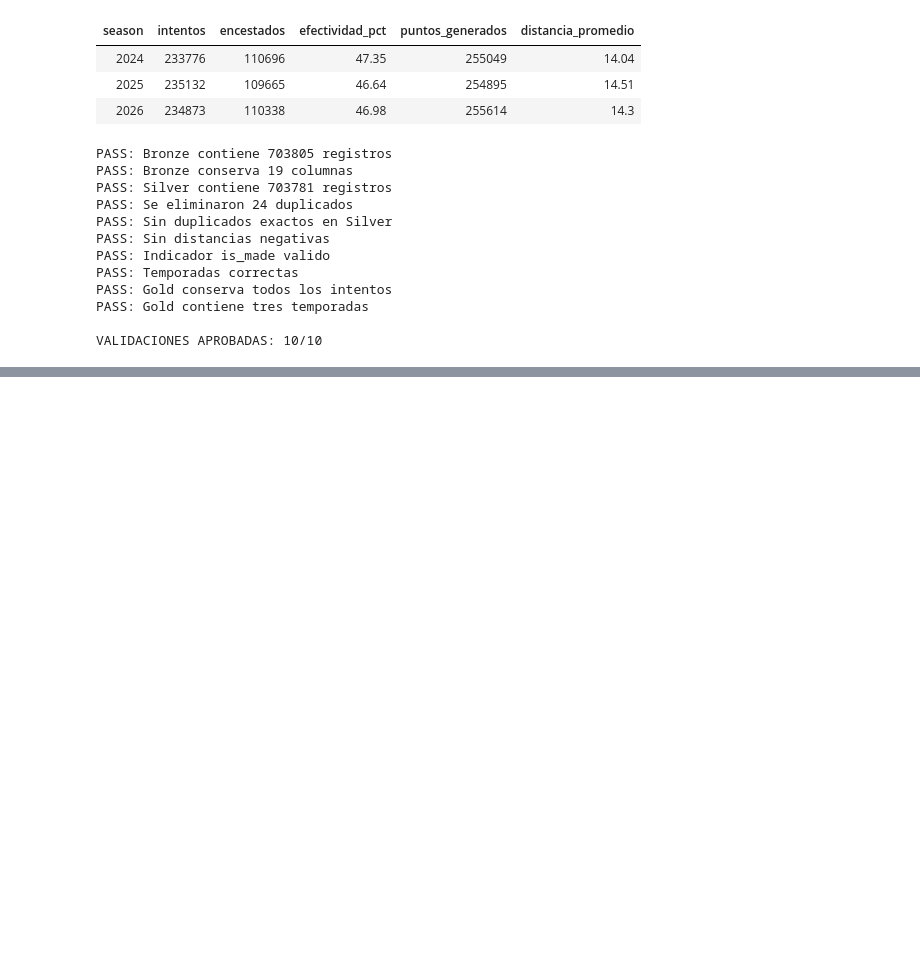
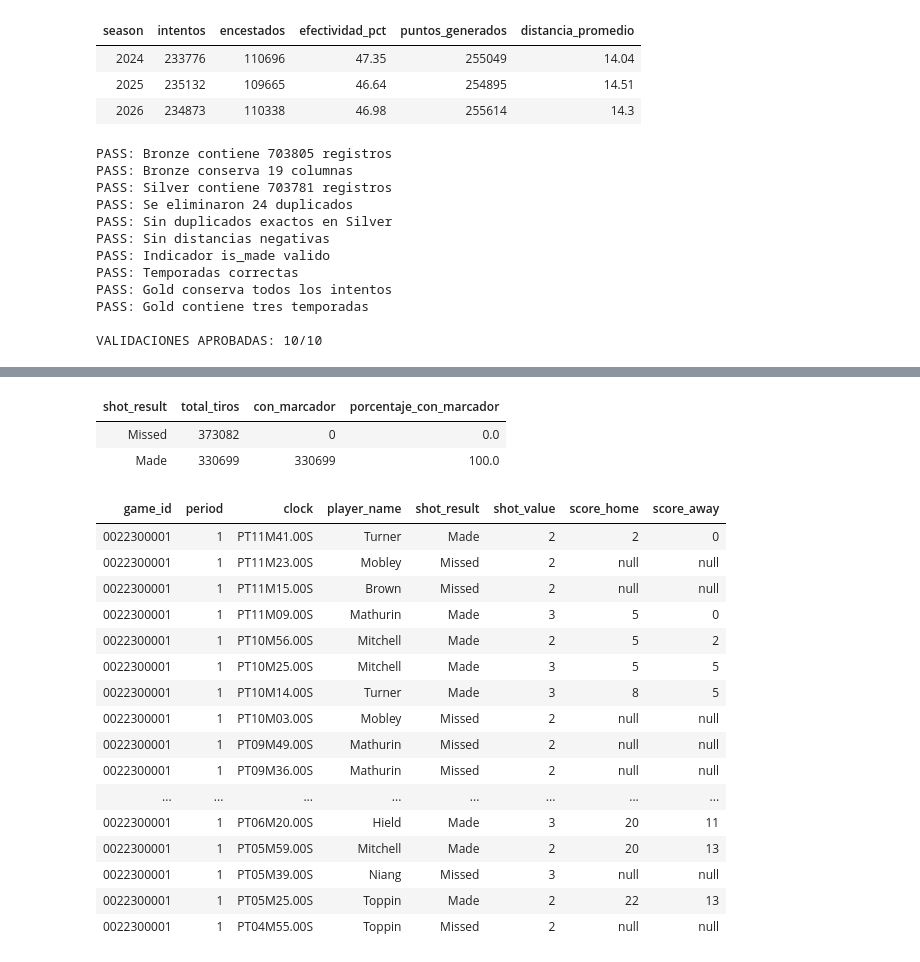
Before and after one commit to Emili-ano/NBA-SHOT-EVOLUTION, a Jupyter notebook: notebooks/NBA_SHOT_IQ_01_BRONZE_SILVER_GOLD.ipynb, the cells around one changed output, grey strips where cells are left out. Saved outputs shown, nothing was run; the diff lists cells and outputs as text; code cells hidden in the pictures; blank space fills up the shorter version.

```diff
--- a/notebooks/NBA_SHOT_IQ_01_BRONZE_SILVER_GOLD.ipynb
+++ b/notebooks/NBA_SHOT_IQ_01_BRONZE_SILVER_GOLD.ipynb
@@ -471,0 +564,70 @@ VALIDACIONES APROBADAS: 10/10
+# %%
+from pyspark.sql import functions as F
+
+df = spark.table("workspace.nba_shot_iq.silver_shots")
+
+resultado = (
+    df.groupBy("shot_result")
+    .agg(
+        F.count("*").alias("total_tiros"),
+        F.sum(
+            F.when(
+                F.col("score_home").isNotNull() &
+                F.col("score_away").isNotNull(),
+                1
+            ).otherwise(0)
+        ).alias("con_marcador")
+    )
+    .withColumn(
+        "porcentaje_con_marcador",
+        F.round(
+            F.col("con_marcador") /
+            F.col("total_tiros") * 100,
+            2
+        )
+    )
+)
+
+display(resultado)
+# %% [output]
+| shot_result | total_tiros | con_marcador | porcentaje_con_marcador |
+| Missed | 373082 | 0 | 0.0 |
+| Made | 330699 | 330699 | 100.0 |
+# %%
+from pyspark.sql import functions as F
+
+df = spark.table("workspace.nba_shot_iq.silver_shots")
+
+display(
+    df.filter(F.col("game_id") == "0022300001")
+      .select(
+          "game_id",
+          "period",
+          "clock",
+          "player_name",
+          "shot_result",
+          "shot_value",
+          "score_home",
+          "score_away"
+      )
+      .orderBy("period", F.desc("clock"))
+      .limit(30)
+)
+# %% [output]
+| game_id | period | clock | player_name | shot_result | shot_value | score_home | score_away |
+| 0022300001 | 1 | PT11M41.00S | Turner | Made | 2 | 2 | 0 |
+| 0022300001 | 1 | PT11M23.00S | Mobley | Missed | 2 | null | null |
+| 0022300001 | 1 | PT11M15.00S | Brown | Missed | 2 | null | null |
+| 0022300001 | 1 | PT11M09.00S | Mathurin | Made | 3 | 5 | 0 |
+| 0022300001 | 1 | PT10M56.00S | Mitchell | Made | 2 | 5 | 2 |
+| 0022300001 | 1 | PT10M25.00S | Mitchell | Made | 3 | 5 | 5 |
+| 0022300001 | 1 | PT10M14.00S | Turner | Made | 3 | 8 | 5 |
+| 0022300001 | 1 | PT10M03.00S | Mobley | Missed | 2 | null | null |
+| 0022300001 | 1 | PT09M49.00S | Mathurin | Missed | 2 | null | null |
+| 0022300001 | 1 | PT09M36.00S | Mathurin | Missed | 2 | null | null |
+| ... | ... | ... | ... | ... | ... | ... | ... |
+| 0022300001 | 1 | PT06M20.00S | Hield | Made | 3 | 20 | 11 |
+| 0022300001 | 1 | PT05M59.00S | Mitchell | Made | 2 | 20 | 13 |
+| 0022300001 | 1 | PT05M39.00S | Niang | Missed | 3 | null | null |
+| 0022300001 | 1 | PT05M25.00S | Toppin | Made | 2 | 22 | 13 |
+| 0022300001 | 1 | PT04M55.00S | Toppin | Missed | 2 | null | null |
```
Also changed, not shown: parts of 21 cells of this notebook.
